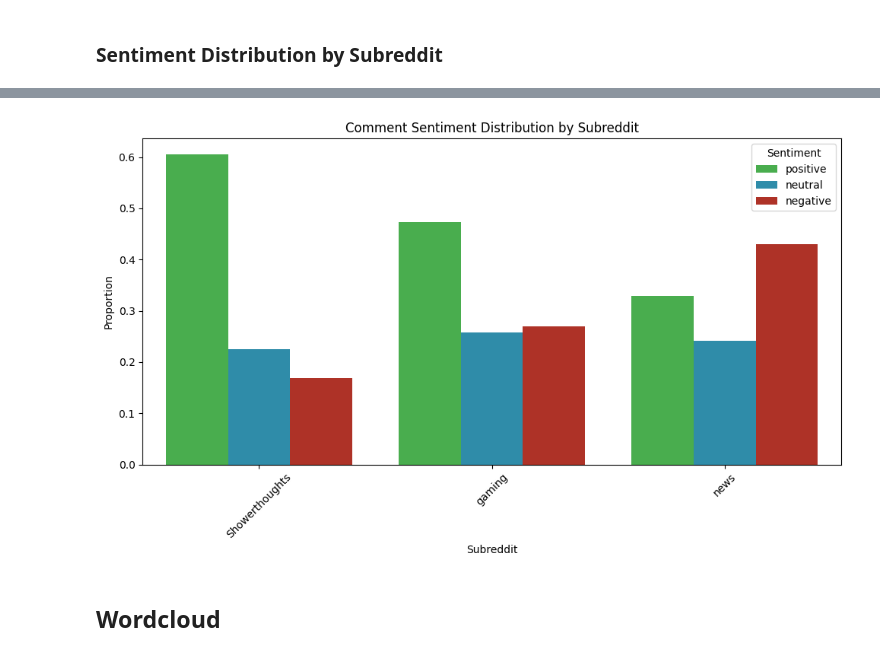
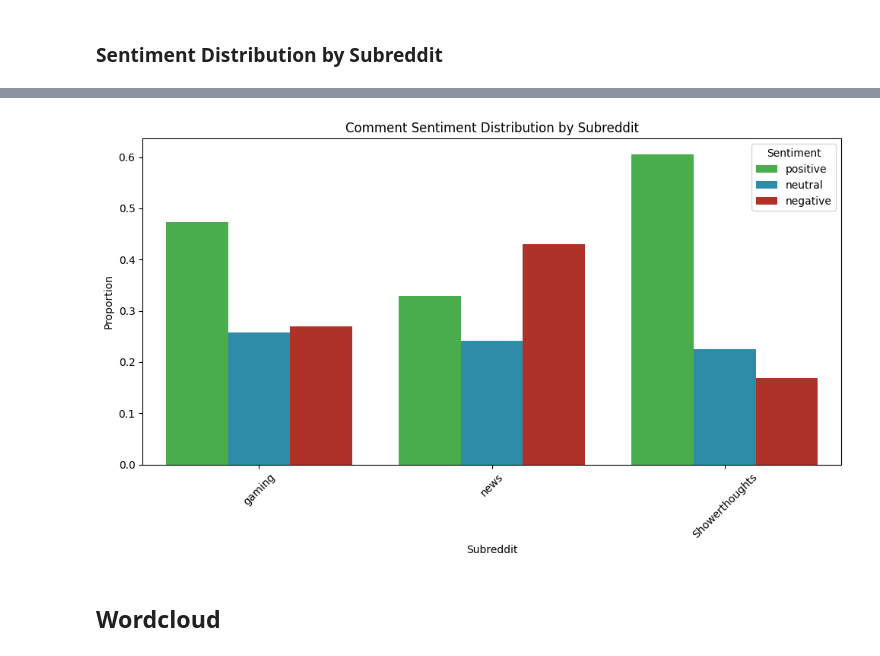
Before and after one commit to mtrmizzy/real-time-sentiment-dashboard, a Jupyter notebook: src/EDA-ModelNotebook_v2.ipynb, the cells around one changed output, grey strips where cells are left out. Saved outputs shown, nothing was run; the diff lists cells and outputs as text; code cells hidden in the pictures.

```diff
--- a/src/EDA-ModelNotebook_v2.ipynb
+++ b/src/EDA-ModelNotebook_v2.ipynb
@@ -672,35 +675,38 @@ plt.show()
 # Get sentiment proportions per subreddit
 sentiment_by_subreddit = (
     cleaned_comments_df.groupby("subreddit")["vader_label"]
     .value_counts(normalize=True)
     .rename("proportion")
     .reset_index()
 )
 
 # Create visualization
 custom_palette = {
     'positive': "#38BE3F",
     'neutral': "#1B97BD",
     'negative': "#C41F10"
 }
 
+comments_label_order= ['gaming', 'news', 'Showerthoughts']
+
 plt.figure(figsize=(10, 6))
 sns.barplot(
     data=sentiment_by_subreddit,
     x="subreddit",
     y="proportion",
     hue="vader_label",
-    palette=custom_palette
+    palette=custom_palette,
+    order=comments_label_order
 )
 plt.title("Comment Sentiment Distribution by Subreddit")
 plt.ylabel("Proportion")
 plt.xlabel("Subreddit")
 plt.legend(title="Sentiment")
 plt.xticks(rotation=45)
 plt.tight_layout()
 plt.show()
 # %% [output]
-[figure, old version]
+[figure, new version]
 # %% [markdown]
 ## **Wordcloud**
 # %%
```
Also changed, not shown: parts of 1 cell of this notebook.
